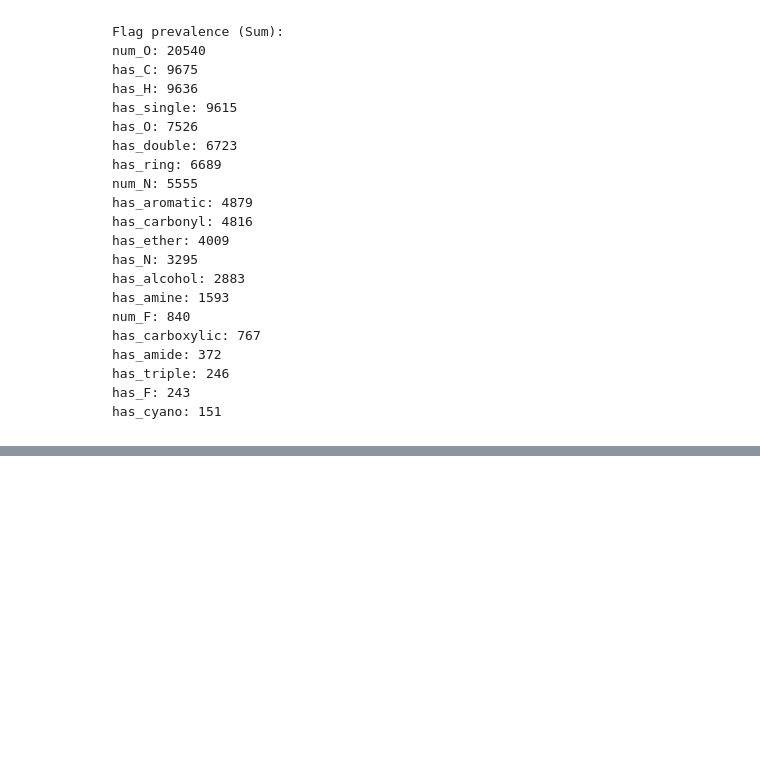
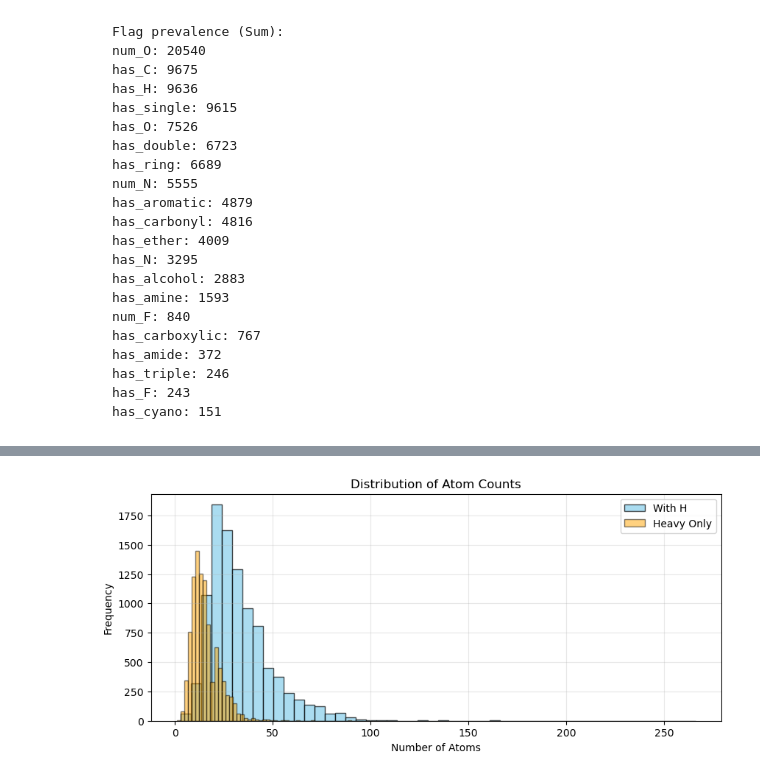
Before and after one commit to 0tum/massspec, a Jupyter notebook: data/viewer.ipynb, the cells around one changed output, grey strips where cells are left out. Saved outputs shown, nothing was run; the diff lists cells and outputs as text; code cells hidden in the pictures; blank space fills up the shorter version.

````diff
--- a/data/viewer.ipynb
+++ b/data/viewer.ipynb
@@ -152,3 +169,95 @@ has_triple: 246
 has_F: 243
 has_cyano: 151
 ```
+# %%
+import pandas as pd
+import numpy as np
+import matplotlib.pyplot as plt
+import random
+from rdkit import Chem
+from rdkit.Chem import AllChem
+
+# ノートブック内でのプロット表示用
+%matplotlib inline
+
+# ファイルパス
+PARQUET_FILE = "processed/MoNA.parquet"
+
+def inspect_parquet_data(file_path):
+    print(f"Loading {file_path} ...")
+
+    # 1. 読み込み
+    try:
+        df = pd.read_parquet(file_path)
+    except Exception as e:
+        print(f"Error loading file: {e}")
+        return
+
+    print(f"✅ Loaded successfully. Shape: {df.shape} (Rows, Columns)")
+
+    # ---------------------------------------------------------
+    # 追加機能: 最大原子数の計算 (RDKit使用)
+    # ---------------------------------------------------------
+    print("\n--- Atom Count Analysis (for max_atoms setting) ---")
+
+    if 'smiles' in df.columns:
+        print("Calculating atom counts... (This might take a moment)")
+
+        # 原子数を数える関数
+        def count_atoms(smiles):
+            mol = Chem.MolFromSmiles(smiles)
+            if mol:
+                # 重原子数 (Heavy Atoms)
+                n_heavy = mol.GetNumAtoms()
+
+                # 水素込みの全原子数 (Total Atoms)
+                # ※ 3D計算やパディング設定にはこちらが重要
+                mol_h = Chem.AddHs(mol)
+                n_total = mol_h.GetNumAtoms()
+                return n_heavy, n_total
+            return 0, 0
+
+        # applyを使って一括計算 (タプルで返ってくるのでzipで分解)
+        # ※データ量が多い場合は時間がかかるので注意
+        counts = df['smiles'].apply(count_atoms)
+
+        # 新しい列として一時的に追加（分析用）
+        df['n_heavy_atoms'] = [x[0] for x in counts]
+        df['n_total_atoms'] = [x[1] for x in counts]
+
+        # 統計量の表示
+        max_heavy = df['n_heavy_atoms'].max()
+        max_total = df['n_total_atoms'].max()
+
+        # df['n_total_atoms'] の90%タイルも表示
+        percentile_90 = np.percentile(df['n_total_atoms'], 90)
+        print(f"📊 90% Percentile of Total Atoms (with H): {percentile_90}")
+
+        print(f"📊 Max Heavy Atoms (without H): {max_heavy}")
+        print(f"📊 Max Total Atoms (with H)   : {max_total}  <-- Use this for 'max_atoms' if including H")
+
+        # 最大分子の情報を表示
+        id_max = df['n_total_atoms'].idxmax()
+        print(f"\nExample of the largest molecule (Index: {id_max}):")
+        print(f"SMILES: {df.loc[id_max, 'smiles']}")
+        print(f"Heavy Atoms: {df.loc[id_max, 'n_heavy_atoms']}")
+        print(f"Total Atoms: {df.loc[id_max, 'n_total_atoms']}")
+
+        # 分布のヒストグラムを表示（設定値の目安にするため）
+        plt.figure(figsize=(10, 4))
+        plt.hist(df['n_total_atoms'], bins=50, color='skyblue', edgecolor='black', alpha=0.7, label='With H')
+        plt.hist(df['n_heavy_atoms'], bins=50, color='orange', edgecolor='black', alpha=0.5, label='Heavy Only')
+        plt.title("Distribution of Atom Counts")
+        plt.xlabel("Number of Atoms")
+        plt.ylabel("Frequency")
+        plt.legend()
+        plt.grid(True, alpha=0.3)
+        plt.show()
+
+    else:
+        print("❌ Error: 'smiles' column not found. Cannot count atoms.")
+    # ---------------------------------------------------------
+
+# 実行
+inspect_parquet_data(PARQUET_FILE)
+# %% [output]
@@ -154,0 +277 @@ has_cyano: 151
+[figure, added]
````
Also changed, not shown: parts of 2 cells of this notebook, 22 other files.
